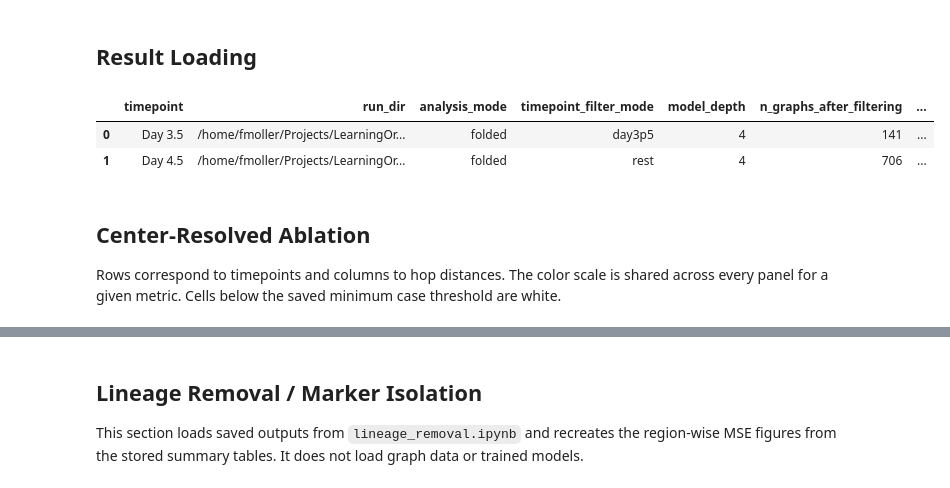
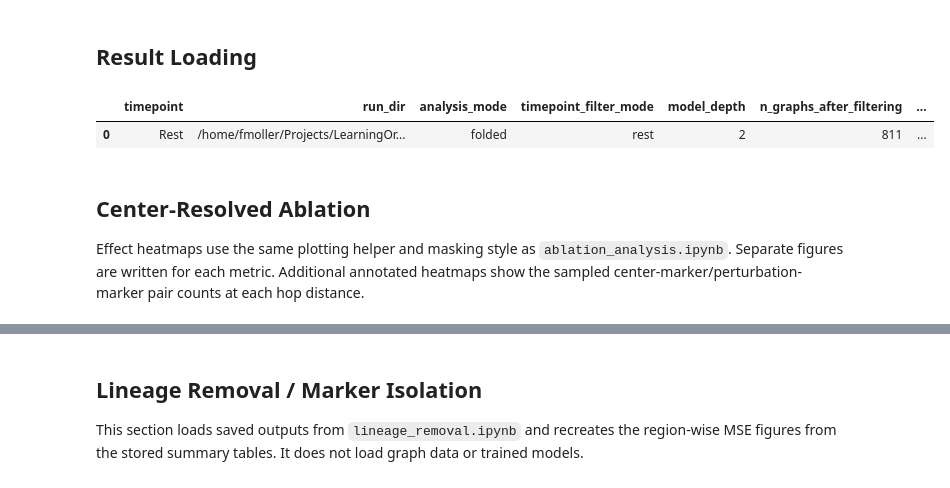
Before and after one commit to fskovbo/organoid_GNN, a Jupyter notebook: experiments/plot_experiment_results.ipynb, the cells around one changed output, grey strips where cells are left out. Cells and saved outputs as stored; diff of their text form; code cells hidden in the pictures.

```diff
--- a/experiments/plot_experiment_results.ipynb
+++ b/experiments/plot_experiment_results.ipynb
@@ -201,13 +256,14 @@ def marker_names_for_run(run):
     settings = run["settings"]
     names = settings.get("marker_names")
     if names is None:
-        names = (
-            run["tables"]["population"]
-            .sort_values("source_marker")
-            ["marker"]
-            .drop_duplicates()
-            .tolist()
-        )
+        center = run["tables"]["center"]
+        if "source_marker_name" in center.columns:
+            source_names = center["source_marker_name"].dropna().astype(str).tolist()
+        else:
+            source_names = []
+        names = list(dict.fromkeys(
+            center["center_marker"].dropna().astype(str).tolist() + source_names
+        ))
     return list(names)
 
 
@@ -218,35 +274,39 @@ for timepoint in TIMEPOINT_ORDER:
     run_summary_rows.append({
         "timepoint": timepoint,
         "run_dir": str(run["run_dir"]),
+        "configured_run_dir": None
+        if ABLATION_RUN_DIRS[timepoint] is None
+        else str(resolve_configured_run_dir(ABLATION_RUN_DIRS[timepoint])),
         "analysis_mode": settings.get("analysis_mode"),
         "timepoint_filter_mode": settings.get("filtering", {}).get(
             "timepoint_filter_mode"
         ),
         "model_depth": settings.get("model", {}).get("num_layers"),
         "n_graphs_after_filtering": settings.get("n_graphs_after_filtering"),
         "population_weighting": settings.get("perturbation", {}).get(
             "population_weighting"
         ),
+        "has_population_tables": "population" in run["tables"],
+        "missing_optional_tables": "|".join(run["missing_optional_tables"]),
         "marker_names": "|".join(marker_names_for_run(run)),
     })
 run_summary_df = pd.DataFrame(run_summary_rows)
 
 depths = run_summary_df["model_depth"].dropna().unique()
 if REQUIRE_MATCHED_MODEL_DEPTH and len(depths) != 1:
     raise ValueError(
         "Selected runs have different model depths: "
         f"{run_summary_df[['timepoint', 'model_depth']].to_dict('records')}"
     )
 
 marker_orders = [marker_names_for_run(run) for run in ablation_runs.values()]
 if any(names != marker_orders[0] for names in marker_orders[1:]):
     raise ValueError("Selected runs do not use the same marker order.")
 marker_names = marker_orders[0]
-model_depth = int(depths[0])
+model_depth = int(depths[0]) if len(depths) == 1 else None
 
 run_summary_df.to_csv(TABLES_DIR / "ablation_run_summary.csv", index=False)
 display(run_summary_df)
 # %% [output]
 |  | timepoint | run_dir | analysis_mode | timepoint_filter_mode | model_depth | n_graphs_after_filtering | ... |
-| 0 | Day 3.5 | /home/fmoller/Projects/LearningOr... | folded | day3p5 | 4 | 141 | ... |
-| 1 | Day 4.5 | /home/fmoller/Projects/LearningOr... | folded | rest | 4 | 706 | ... |
+| 0 | Rest | /home/fmoller/Projects/LearningOr... | folded | rest | 2 | 811 | ... |
@@ -324,5 +491,5 @@ def save_figure(fig, name):
 # %% [markdown]
 ## Center-Resolved Ablation
 
-Rows correspond to timepoints and columns to hop distances. The color scale is shared across every panel for a given metric. Cells below the saved minimum case threshold are white.
+Effect heatmaps use the same plotting helper and masking style as `ablation_analysis.ipynb`. Separate figures are written for each metric. Additional annotated heatmaps show the sampled center-marker/perturbation-marker pair counts at each hop distance.
 # %%
```
Also changed, not shown: parts of 27 cells of this notebook, 12 other files.
